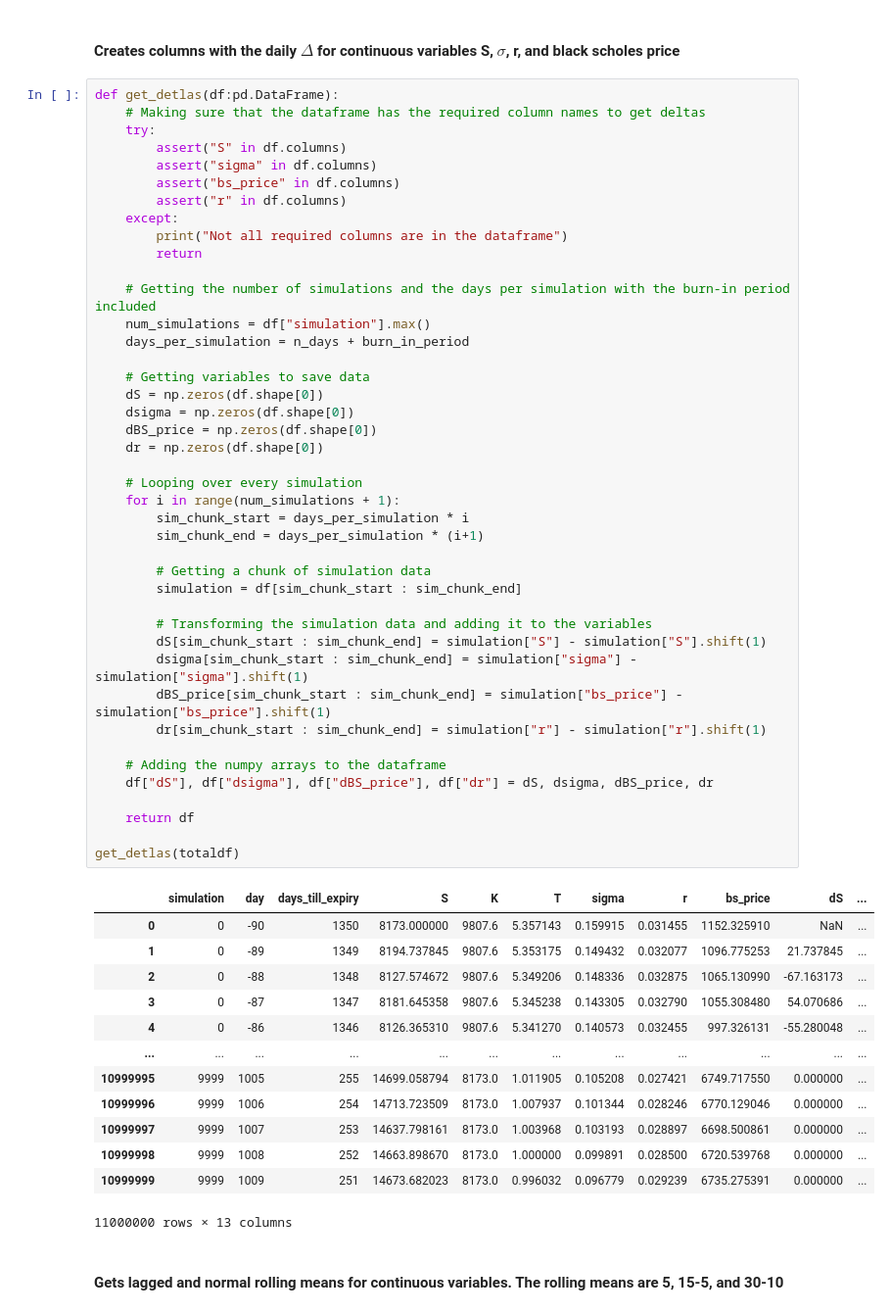
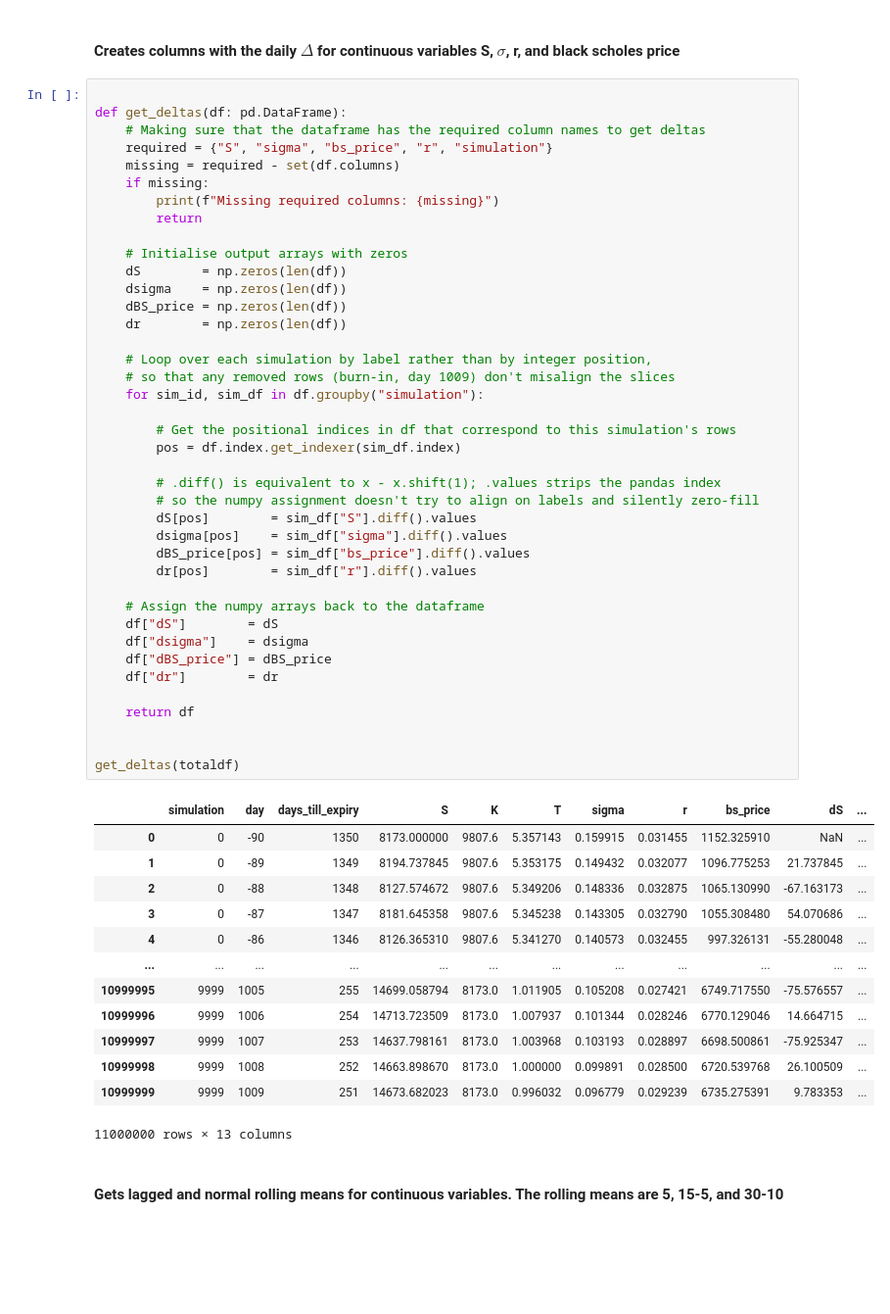
Before and after one commit to BransonWitt/2026PractitionerChallenge, a Jupyter notebook: Dataset Generation/CleanDatasetGenerator.ipynb, the cells around one changed output. Shown at 98% size. Drawn from its saved outputs; the diff is of its cells as text; blank space fills up the shorter version.

```diff
--- a/Dataset Generation/CleanDatasetGenerator.ipynb
+++ b/Dataset Generation/CleanDatasetGenerator.ipynb
@@ -785,60 +785,58 @@ totaldf.head(115)
 # %% [markdown]
 #### Creates columns with the daily $\Delta$ for continuous variables S, $\sigma$, r, and black scholes price
 # %%
-def get_detlas(df:pd.DataFrame):
+
+def get_deltas(df: pd.DataFrame):
     # Making sure that the dataframe has the required column names to get deltas
-    try:
-        assert("S" in df.columns)
-        assert("sigma" in df.columns)
-        assert("bs_price" in df.columns)
-        assert("r" in df.columns)
-    except:
-        print("Not all required columns are in the dataframe")
+    required = {"S", "sigma", "bs_price", "r", "simulation"}
+    missing = required - set(df.columns)
+    if missing:
+        print(f"Missing required columns: {missing}")
         return
 
-    # Getting the number of simulations and the days per simulation with the burn-in period included
-    num_simulations = df["simulation"].max()
-    days_per_simulation = n_days + burn_in_period
+    # Initialise output arrays with zeros
+    dS        = np.zeros(len(df))
+    dsigma    = np.zeros(len(df))
+    dBS_price = np.zeros(len(df))
+    dr        = np.zeros(len(df))
 
-    # Getting variables to save data
-    dS = np.zeros(df.shape[0])
-    dsigma = np.zeros(df.shape[0])
-    dBS_price = np.zeros(df.shape[0])
-    dr = np.zeros(df.shape[0])
+    # Loop over each simulation by label rather than by integer position,
+    # so that any removed rows (burn-in, day 1009) don't misalign the slices
+    for sim_id, sim_df in df.groupby("simulation"):
 
-    # Looping over every simulation
-    for i in range(num_simulations + 1):
-        sim_chunk_start = days_per_simulation * i
-        sim_chunk_end = days_per_simulation * (i+1)
+        # Get the positional indices in df that correspond to this simulation's rows
+        pos = df.index.get_indexer(sim_df.index)
 
-        # Getting a chunk of simulation data
-        simulation = df[sim_chunk_start : sim_chunk_end]
+        # .diff() is equivalent to x - x.shift(1); .values strips the pandas index
+        # so the numpy assignment doesn't try to align on labels and silently zero-fill
+        dS[pos]        = sim_df["S"].diff().values
+        dsigma[pos]    = sim_df["sigma"].diff().values
+        dBS_price[pos] = sim_df["bs_price"].diff().values
+        dr[pos]        = sim_df["r"].diff().values
 
-        # Transforming the simulation data and adding it to the variables
-        dS[sim_chunk_start : sim_chunk_end] = simulation["S"] - simulation["S"].shift(1)
-        dsigma[sim_chunk_start : sim_chunk_end] = simulation["sigma"] - simulation["sigma"].shift(1)
-        dBS_price[sim_chunk_start : sim_chunk_end] = simulation["bs_price"] - simulation["bs_price"].shift(1)
-        dr[sim_chunk_start : sim_chunk_end] = simulation["r"] - simulation["r"].shift(1)
-
-    # Adding the numpy arrays to the dataframe
-    df["dS"], df["dsigma"], df["dBS_price"], df["dr"] = dS, dsigma, dBS_price, dr
+    # Assign the numpy arrays back to the dataframe
+    df["dS"]        = dS
+    df["dsigma"]    = dsigma
+    df["dBS_price"] = dBS_price
+    df["dr"]        = dr
 
     return df
 
-get_detlas(totaldf)
+
+get_deltas(totaldf)
 # %% [output]
 |  | simulation | day | days_till_expiry | S | K | T | sigma | r | bs_price | dS | ... |
 | 0 | 0 | -90 | 1350 | 8173.000000 | 9807.6 | 5.357143 | 0.159915 | 0.031455 | 1152.325910 | NaN | ... |
 | 1 | 0 | -89 | 1349 | 8194.737845 | 9807.6 | 5.353175 | 0.149432 | 0.032077 | 1096.775253 | 21.737845 | ... |
 | 2 | 0 | -88 | 1348 | 8127.574672 | 9807.6 | 5.349206 | 0.148336 | 0.032875 | 1065.130990 | -67.163173 | ... |
 | 3 | 0 | -87 | 1347 | 8181.645358 | 9807.6 | 5.345238 | 0.143305 | 0.032790 | 1055.308480 | 54.070686 | ... |
 | 4 | 0 | -86 | 1346 | 8126.365310 | 9807.6 | 5.341270 | 0.140573 | 0.032455 | 997.326131 | -55.280048 | ... |
 | ... | ... | ... | ... | ... | ... | ... | ... | ... | ... | ... | ... |
-| 10999995 | 9999 | 1005 | 255 | 14699.058794 | 8173.0 | 1.011905 | 0.105208 | 0.027421 | 6749.717550 | 0.000000 | ... |
-| 10999996 | 9999 | 1006 | 254 | 14713.723509 | 8173.0 | 1.007937 | 0.101344 | 0.028246 | 6770.129046 | 0.000000 | ... |
-| 10999997 | 9999 | 1007 | 253 | 14637.798161 | 8173.0 | 1.003968 | 0.103193 | 0.028897 | 6698.500861 | 0.000000 | ... |
-| 10999998 | 9999 | 1008 | 252 | 14663.898670 | 8173.0 | 1.000000 | 0.099891 | 0.028500 | 6720.539768 | 0.000000 | ... |
-| 10999999 | 9999 | 1009 | 251 | 14673.682023 | 8173.0 | 0.996032 | 0.096779 | 0.029239 | 6735.275391 | 0.000000 | ... |
+| 10999995 | 9999 | 1005 | 255 | 14699.058794 | 8173.0 | 1.011905 | 0.105208 | 0.027421 | 6749.717550 | -75.576557 | ... |
+| 10999996 | 9999 | 1006 | 254 | 14713.723509 | 8173.0 | 1.007937 | 0.101344 | 0.028246 | 6770.129046 | 14.664715 | ... |
+| 10999997 | 9999 | 1007 | 253 | 14637.798161 | 8173.0 | 1.003968 | 0.103193 | 0.028897 | 6698.500861 | -75.925347 | ... |
+| 10999998 | 9999 | 1008 | 252 | 14663.898670 | 8173.0 | 1.000000 | 0.099891 | 0.028500 | 6720.539768 | 26.100509 | ... |
+| 10999999 | 9999 | 1009 | 251 | 14673.682023 | 8173.0 | 0.996032 | 0.096779 | 0.029239 | 6735.275391 | 9.783353 | ... |
 11000000 rows × 13 columns
 # %% [markdown]
 #### Gets lagged and normal rolling means for continuous variables. The rolling means are 5, 15-5, and 30-10
```
Also changed, not shown: parts of 5 cells of this notebook.
